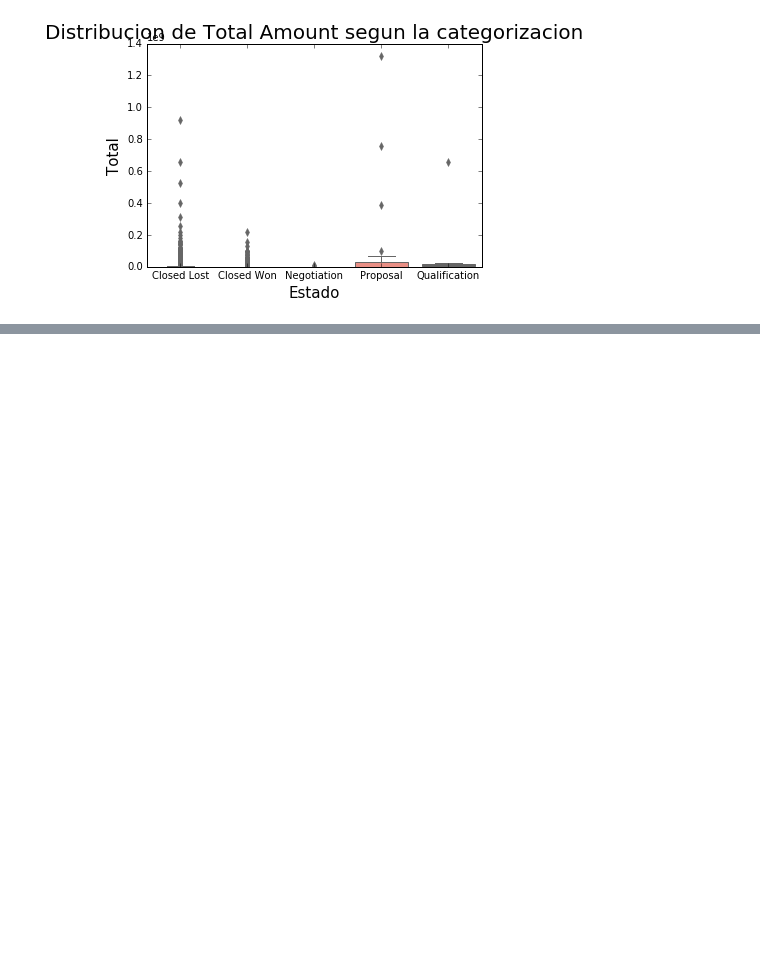
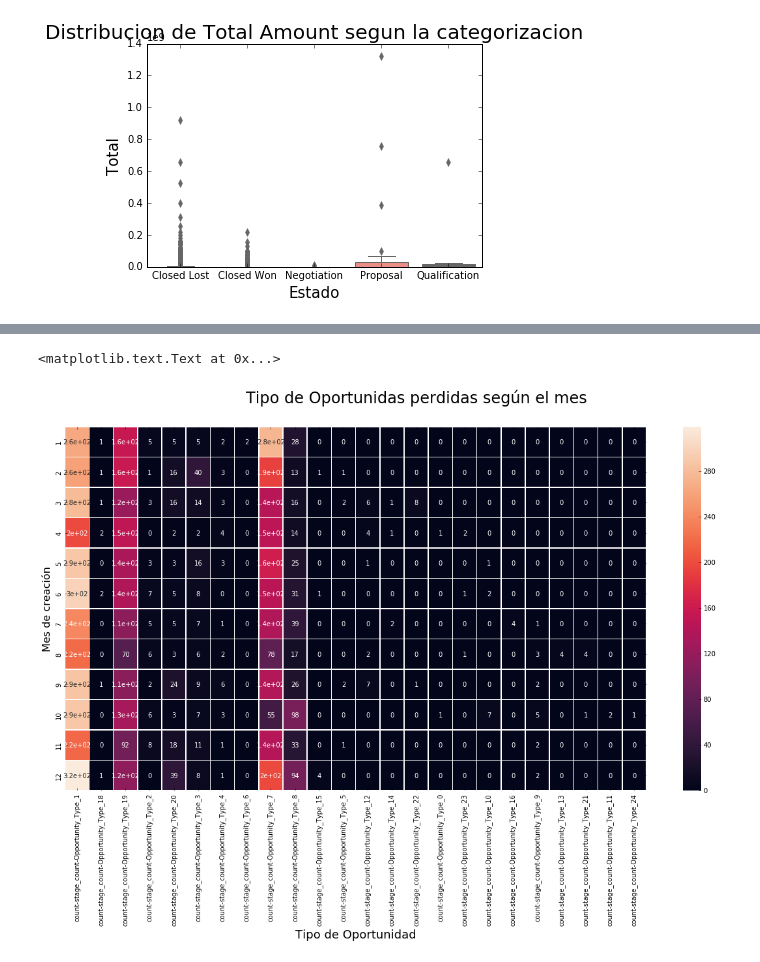
Before and after one commit to MauricioFIUBA/TP1OrganizacionDeDatos, a Jupyter notebook: Analisis_2.ipynb, the cells around one changed output, grey strips where cells are left out. Saved outputs shown, nothing was run; the diff lists cells and outputs as text; code cells hidden in the pictures; blank space fills up the shorter version.

Commit message:
Relación entre el tipo de oportunidad y los meses sin importar año

```diff
--- a/Analisis_2.ipynb
+++ b/Analisis_2.ipynb
@@ -526,0 +730,10 @@ g[1].set_xlabel("Cantidad de palabras de un tweet",fontsize=10)
+# %%
+fig, ax = plt.subplots(figsize=(20,10))
+fig = sns.heatmap(heatmap_lost, annot=True, linewidths=.5,ax=ax)
+fig.figure.suptitle("Tipo de Oportunidades perdidas según el mes", fontsize = 24)
+
+plt.xlabel('Tipo de Oportunidad', fontsize=18)
+plt.ylabel('Mes de creación', fontsize=16)
+# %% [output]
+<matplotlib.text.Text at 0x...>
+[figure, added]
```
Also changed, not shown: parts of 23 cells of this notebook.
